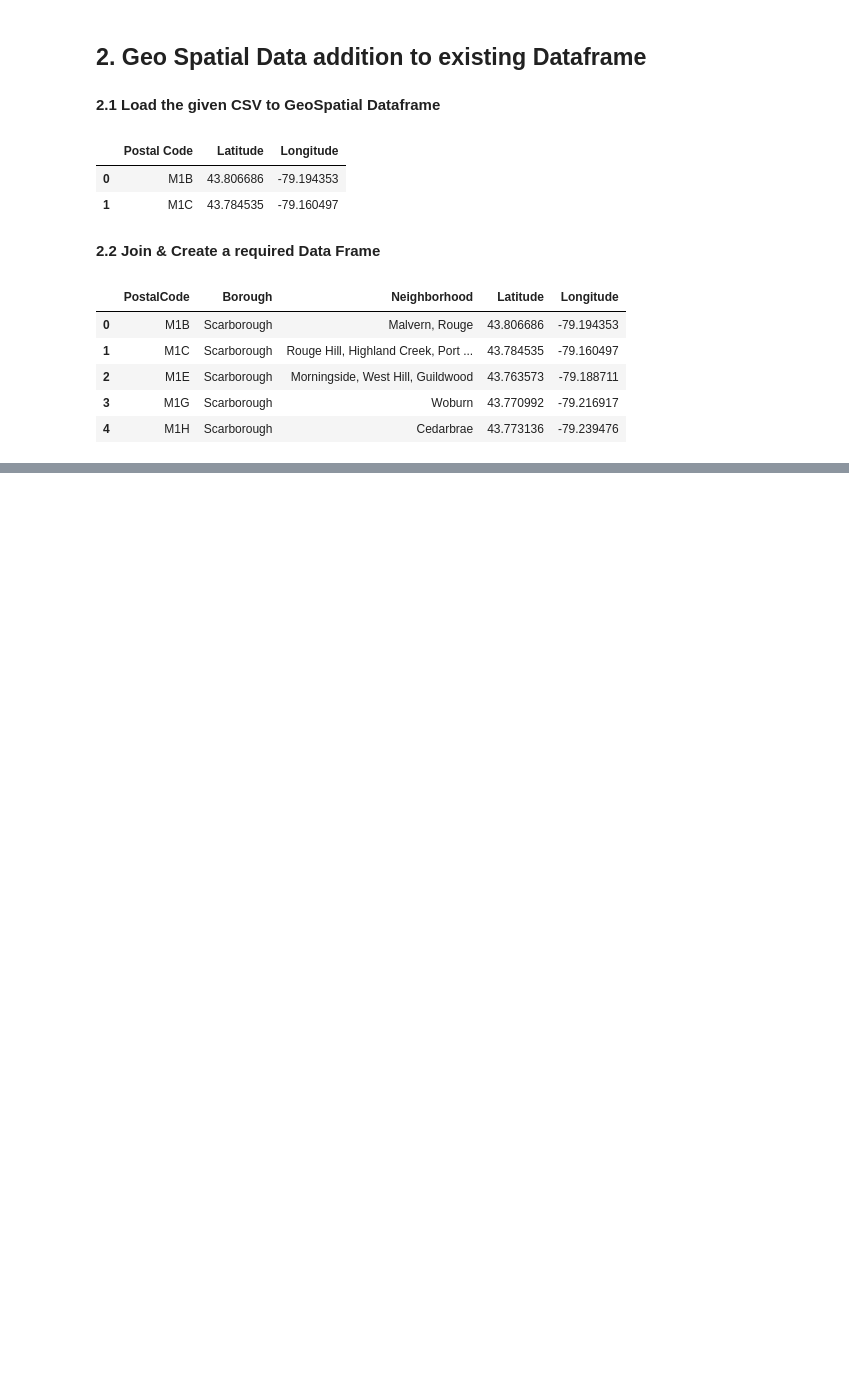
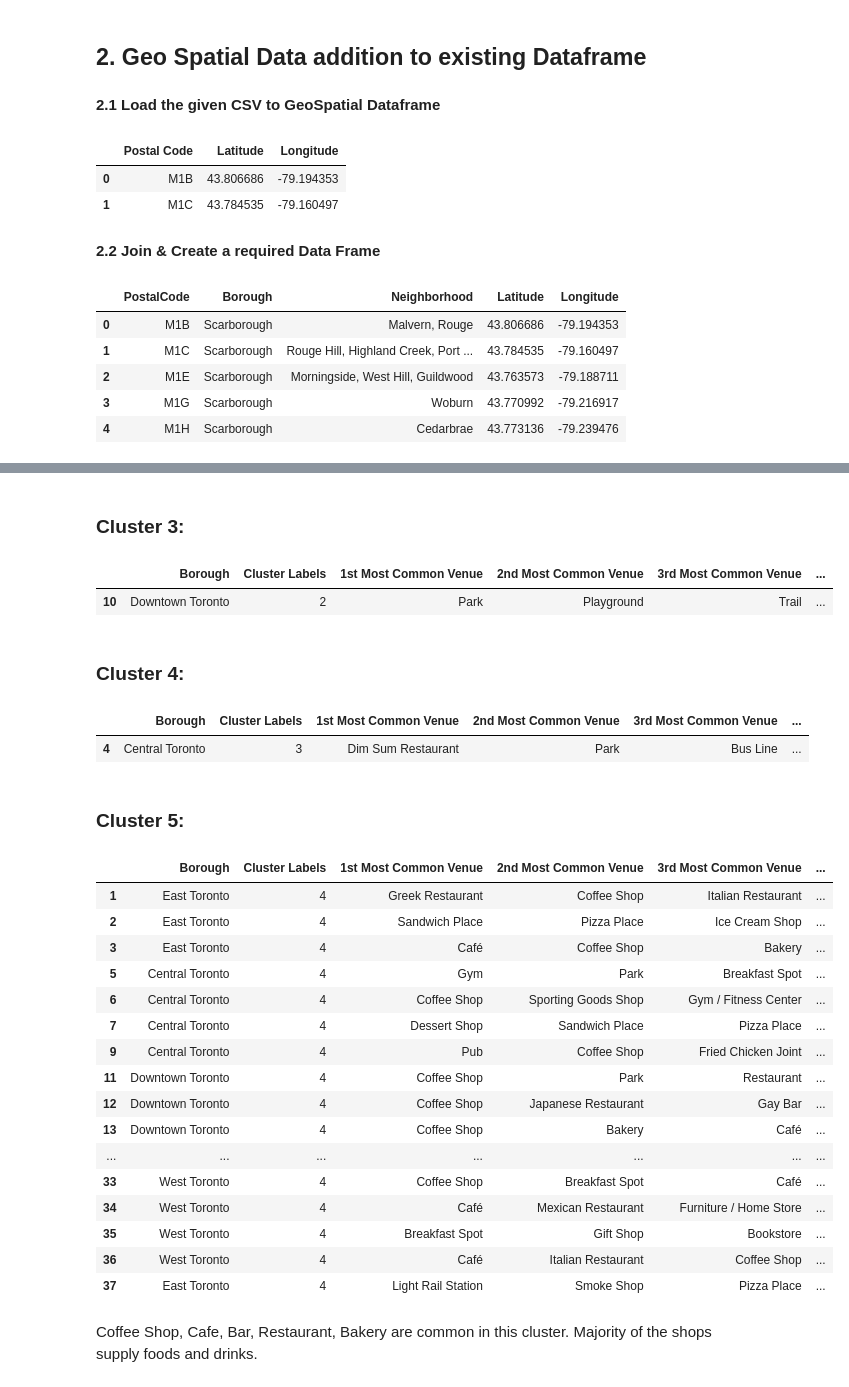
Before and after one commit to SanthoshBoddana512/Capstone-Project-1, a Jupyter notebook: Segmentation and Clustering Neighborhood.ipynb, the cells around one changed output, grey strips where cells are left out. Cells and saved outputs as stored; diff of their text form; code cells hidden in the pictures; blank space fills up the shorter version.

```diff
--- a/Segmentation and Clustering Neighborhood.ipynb
+++ b/Segmentation and Clustering Neighborhood.ipynb
@@ -107,0 +374,12 @@ result_df.head()
+# %%
+num_top_venues =3
+
+for hood in toronto_grouped['Neighborhood']:
+    print("----"+hood+"----")
+    temp = toronto_grouped[toronto_grouped['Neighborhood'] == hood].T.reset_index()
+    temp.columns = ['venue','freq']
+    temp = temp.iloc[1:]
+    temp['freq'] = temp['freq'].astype(float)
+    temp = temp.round({'freq': 2})
+    print(temp.sort_values('freq', ascending=False).reset_index(drop=True).head(num_top_venues))
+    print('\n')
@@ -107,0 +406,6 @@ result_df.head()
+# %%
+def return_most_common_venues(row, num_top_venues):
+    row_categories = row.iloc[1:]
+    row_categories_sorted = row_categories.sort_values(ascending=False)
+
+    return row_categories_sorted.index.values[0:num_top_venues]
@@ -107,0 +541,38 @@ result_df.head()
+# %% [markdown]
+### Cluster 3:
+# %%
+toronto_merged.loc[toronto_merged['Cluster Labels'] == 2, toronto_merged.columns[[1] + list(range(5, toronto_merged.shape[1]))]]
+# %% [output]
+|  | Borough | Cluster Labels | 1st Most Common Venue | 2nd Most Common Venue | 3rd Most Common Venue | ... |
+| 10 | Downtown Toronto | 2 | Park | Playground | Trail | ... |
+# %% [markdown]
+### Cluster 4:
+# %%
+toronto_merged.loc[toronto_merged['Cluster Labels'] == 3, toronto_merged.columns[[1] + list(range(5, toronto_merged.shape[1]))]]
+# %% [output]
+|  | Borough | Cluster Labels | 1st Most Common Venue | 2nd Most Common Venue | 3rd Most Common Venue | ... |
+| 4 | Central Toronto | 3 | Dim Sum Restaurant | Park | Bus Line | ... |
+# %% [markdown]
+### Cluster 5:
+# %%
+toronto_merged.loc[toronto_merged['Cluster Labels'] == 4, toronto_merged.columns[[1] + list(range(5, toronto_merged.shape[1]))]]
+# %% [output]
+|  | Borough | Cluster Labels | 1st Most Common Venue | 2nd Most Common Venue | 3rd Most Common Venue | ... |
+| 1 | East Toronto | 4 | Greek Restaurant | Coffee Shop | Italian Restaurant | ... |
+| 2 | East Toronto | 4 | Sandwich Place | Pizza Place | Ice Cream Shop | ... |
+| 3 | East Toronto | 4 | Café | Coffee Shop | Bakery | ... |
+| 5 | Central Toronto | 4 | Gym | Park | Breakfast Spot | ... |
+| 6 | Central Toronto | 4 | Coffee Shop | Sporting Goods Shop | Gym / Fitness Center | ... |
+| 7 | Central Toronto | 4 | Dessert Shop | Sandwich Place | Pizza Place | ... |
+| 9 | Central Toronto | 4 | Pub | Coffee Shop | Fried Chicken Joint | ... |
+| 11 | Downtown Toronto | 4 | Coffee Shop | Park | Restaurant | ... |
+| 12 | Downtown Toronto | 4 | Coffee Shop | Japanese Restaurant | Gay Bar | ... |
+| 13 | Downtown Toronto | 4 | Coffee Shop | Bakery | Café | ... |
+| ... | ... | ... | ... | ... | ... | ... |
+| 33 | West Toronto | 4 | Coffee Shop | Breakfast Spot | Café | ... |
+| 34 | West Toronto | 4 | Café | Mexican Restaurant | Furniture / Home Store | ... |
+| 35 | West Toronto | 4 | Breakfast Spot | Gift Shop | Bookstore | ... |
+| 36 | West Toronto | 4 | Café | Italian Restaurant | Coffee Shop | ... |
+| 37 | East Toronto | 4 | Light Rail Station | Smoke Shop | Pizza Place | ... |
+# %% [markdown]
+Coffee Shop, Cafe, Bar, Restaurant, Bakery are common in this cluster. Majority of the shops supply foods and drinks.
```
Also changed, not shown: parts of 44 cells of this notebook.
